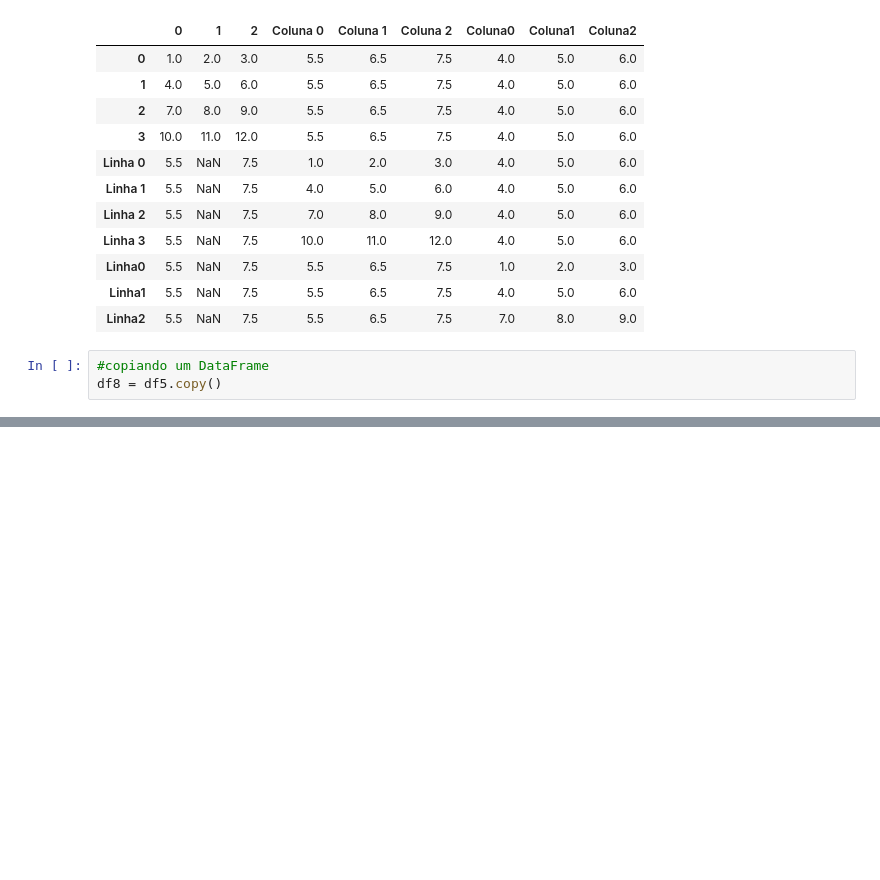
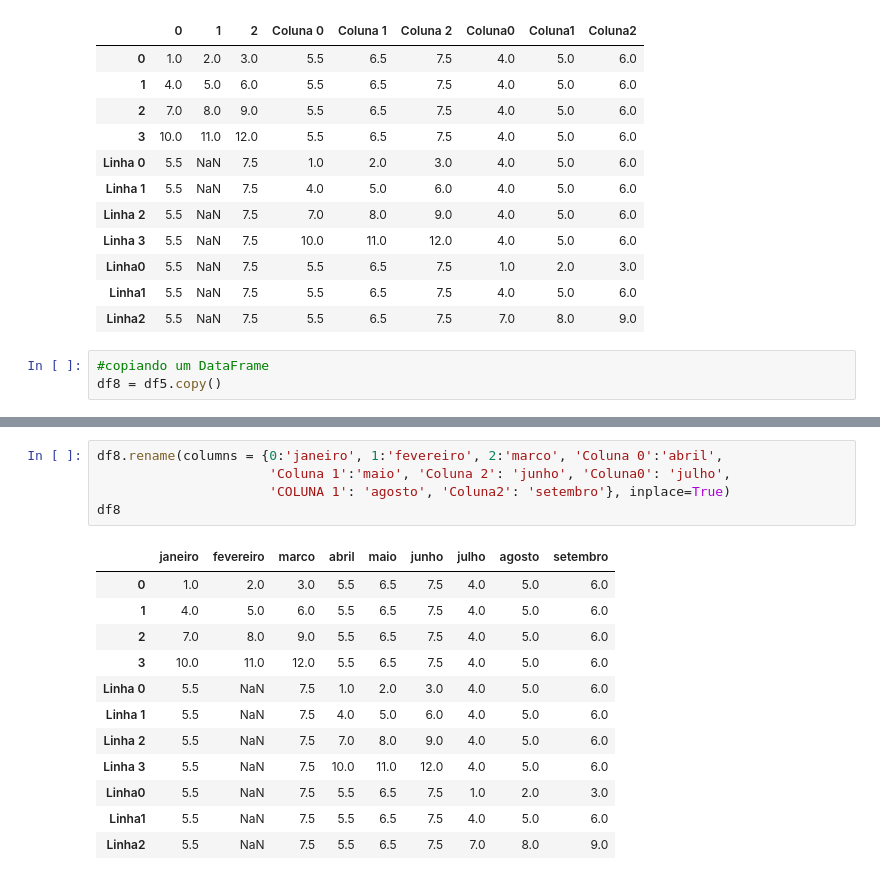
Before and after one commit to guilpassos/Data_Science, a Jupyter notebook: Fuctura_Python3_Aula_Pandas.ipynb, the cells around one changed output, grey strips where cells are left out. Drawn from its saved outputs; the diff is of its cells as text; blank space fills up the shorter version.

```diff
--- a/Fuctura_Python3_Aula_Pandas.ipynb
+++ b/Fuctura_Python3_Aula_Pandas.ipynb
@@ -513,0 +625,18 @@ df8 = df5.copy()
+# %%
+df8.rename(columns = {0:'janeiro', 1:'fevereiro', 2:'marco', 'Coluna 0':'abril',
+                      'Coluna 1':'maio', 'Coluna 2': 'junho', 'Coluna0': 'julho',
+                      'COLUNA 1': 'agosto', 'Coluna2': 'setembro'}, inplace=True)
+df8
+# %% [output]
+|  | janeiro | fevereiro | marco | abril | maio | junho | julho | agosto | setembro |
+| 0 | 1.0 | 2.0 | 3.0 | 5.5 | 6.5 | 7.5 | 4.0 | 5.0 | 6.0 |
+| 1 | 4.0 | 5.0 | 6.0 | 5.5 | 6.5 | 7.5 | 4.0 | 5.0 | 6.0 |
+| 2 | 7.0 | 8.0 | 9.0 | 5.5 | 6.5 | 7.5 | 4.0 | 5.0 | 6.0 |
+| 3 | 10.0 | 11.0 | 12.0 | 5.5 | 6.5 | 7.5 | 4.0 | 5.0 | 6.0 |
+| Linha 0 | 5.5 | NaN | 7.5 | 1.0 | 2.0 | 3.0 | 4.0 | 5.0 | 6.0 |
+| Linha 1 | 5.5 | NaN | 7.5 | 4.0 | 5.0 | 6.0 | 4.0 | 5.0 | 6.0 |
+| Linha 2 | 5.5 | NaN | 7.5 | 7.0 | 8.0 | 9.0 | 4.0 | 5.0 | 6.0 |
+| Linha 3 | 5.5 | NaN | 7.5 | 10.0 | 11.0 | 12.0 | 4.0 | 5.0 | 6.0 |
+| Linha0 | 5.5 | NaN | 7.5 | 5.5 | 6.5 | 7.5 | 1.0 | 2.0 | 3.0 |
+| Linha1 | 5.5 | NaN | 7.5 | 5.5 | 6.5 | 7.5 | 4.0 | 5.0 | 6.0 |
+| Linha2 | 5.5 | NaN | 7.5 | 5.5 | 6.5 | 7.5 | 7.0 | 8.0 | 9.0 |
```
Also changed, not shown: parts of 21 cells of this notebook.
